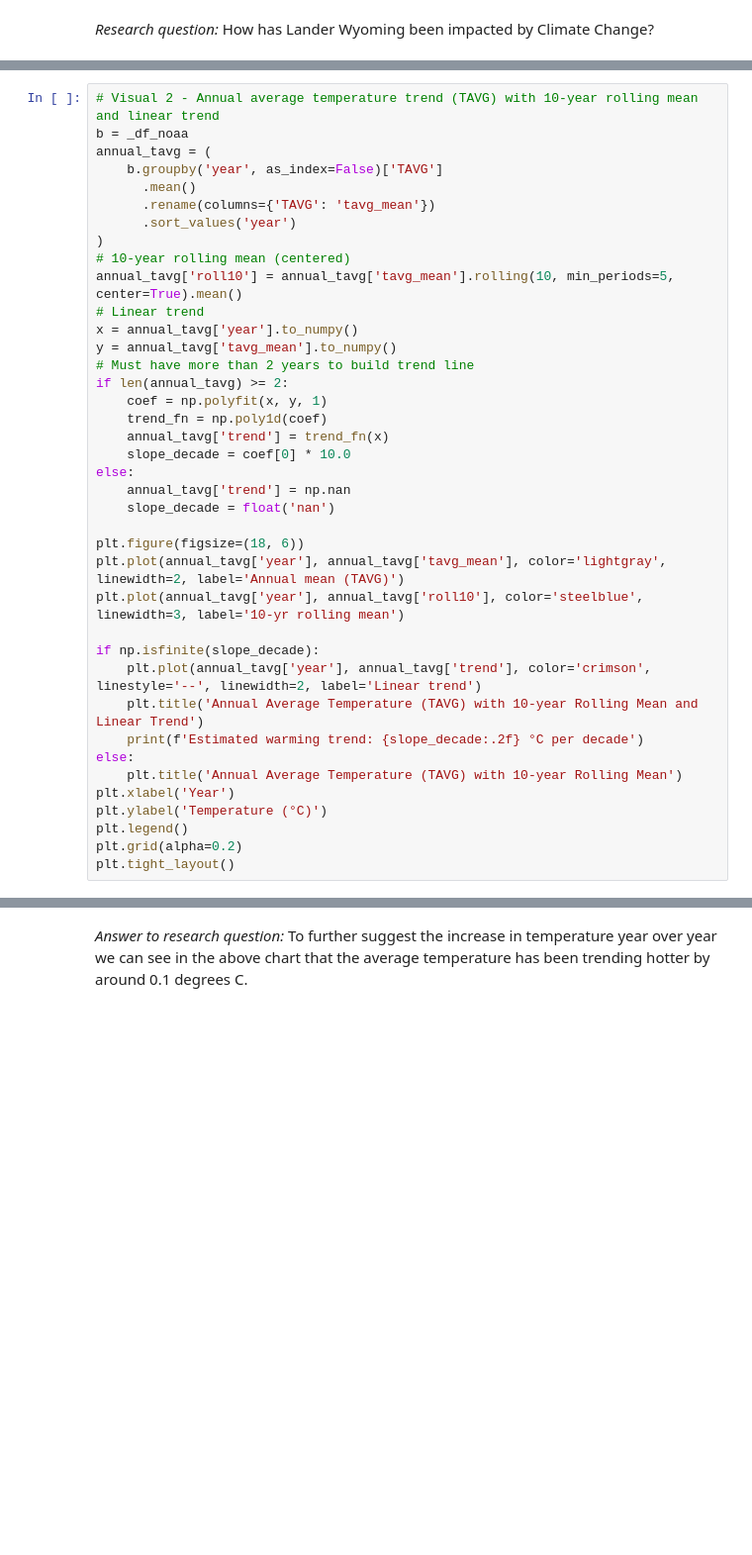
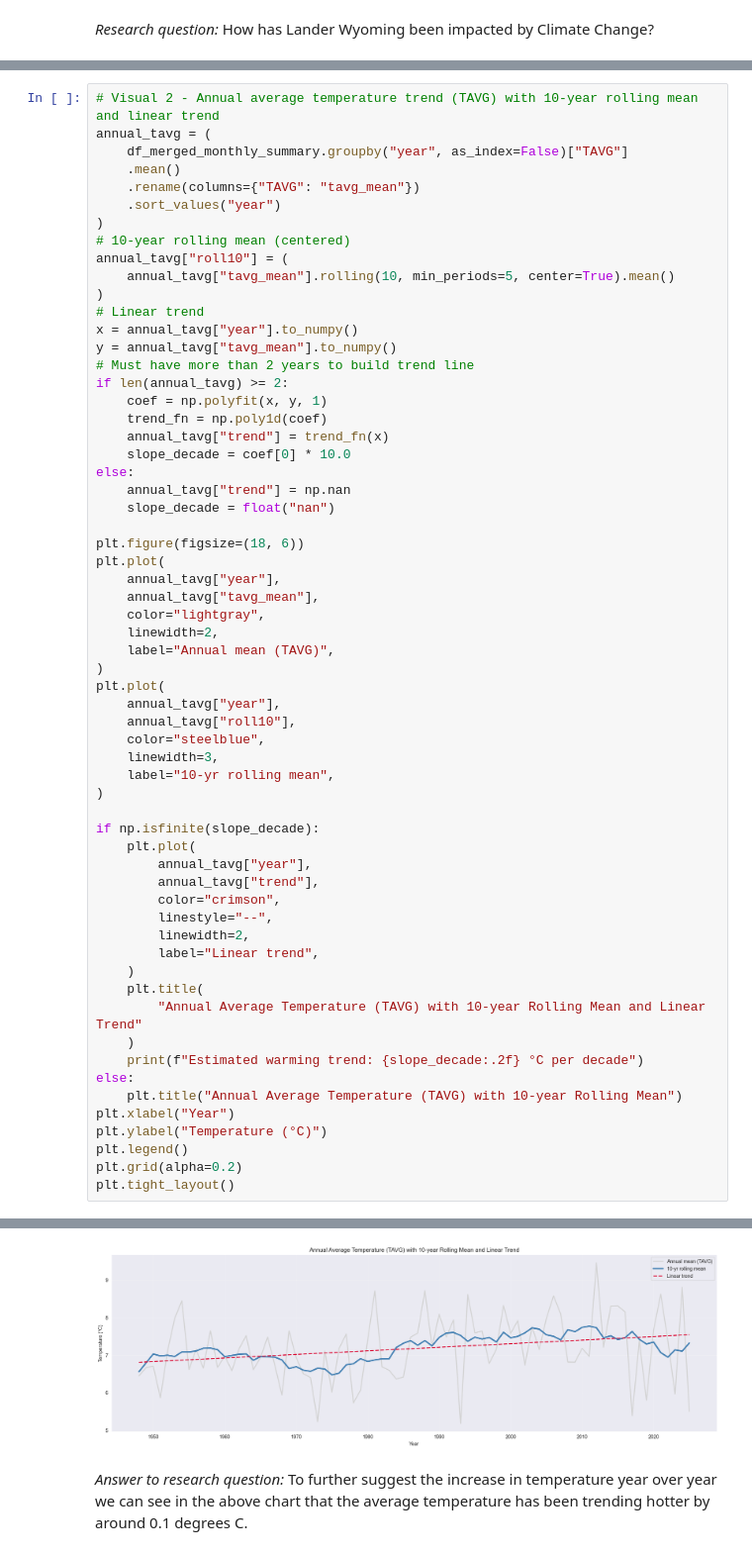
Before and after one commit to bluegroneman/weather_tracking, a Jupyter notebook: data_wrangling_project_starter.ipynb, the cells around one changed output, grey strips where cells are left out. Shown at 99% size. Drawn from its saved outputs; the diff is of its cells as text; blank space fills up the shorter version.

```diff
--- a/data_wrangling_project_starter.ipynb
+++ b/data_wrangling_project_starter.ipynb
@@ -550,39 +876,62 @@ As we can see there is some variability year over year, but the average maximum
 # %%
 # Visual 2 - Annual average temperature trend (TAVG) with 10-year rolling mean and linear trend
-b = _df_noaa
 annual_tavg = (
-    b.groupby('year', as_index=False)['TAVG']
-      .mean()
-      .rename(columns={'TAVG': 'tavg_mean'})
-      .sort_values('year')
+    df_merged_monthly_summary.groupby("year", as_index=False)["TAVG"]
+    .mean()
+    .rename(columns={"TAVG": "tavg_mean"})
+    .sort_values("year")
 )
 # 10-year rolling mean (centered)
-annual_tavg['roll10'] = annual_tavg['tavg_mean'].rolling(10, min_periods=5, center=True).mean()
+annual_tavg["roll10"] = (
+    annual_tavg["tavg_mean"].rolling(10, min_periods=5, center=True).mean()
+)
 # Linear trend
-x = annual_tavg['year'].to_numpy()
-y = annual_tavg['tavg_mean'].to_numpy()
+x = annual_tavg["year"].to_numpy()
+y = annual_tavg["tavg_mean"].to_numpy()
 # Must have more than 2 years to build trend line
 if len(annual_tavg) >= 2:
     coef = np.polyfit(x, y, 1)
     trend_fn = np.poly1d(coef)
-    annual_tavg['trend'] = trend_fn(x)
+    annual_tavg["trend"] = trend_fn(x)
     slope_decade = coef[0] * 10.0
 else:
-    annual_tavg['trend'] = np.nan
-    slope_decade = float('nan')
+    annual_tavg["trend"] = np.nan
+    slope_decade = float("nan")
 
 plt.figure(figsize=(18, 6))
-plt.plot(annual_tavg['year'], annual_tavg['tavg_mean'], color='lightgray', linewidth=2, label='Annual mean (TAVG)')
-plt.plot(annual_tavg['year'], annual_tavg['roll10'], color='steelblue', linewidth=3, label='10-yr rolling mean')
+plt.plot(
+    annual_tavg["year"],
+    annual_tavg["tavg_mean"],
+    color="lightgray",
+    linewidth=2,
+    label="Annual mean (TAVG)",
+)
+plt.plot(
+    annual_tavg["year"],
+    annual_tavg["roll10"],
+    color="steelblue",
+    linewidth=3,
+    label="10-yr rolling mean",
+)
 
 if np.isfinite(slope_decade):
-    plt.plot(annual_tavg['year'], annual_tavg['trend'], color='crimson', linestyle='--', linewidth=2, label='Linear trend')
-    plt.title('Annual Average Temperature (TAVG) with 10-year Rolling Mean and Linear Trend')
-    print(f'Estimated warming trend: {slope_decade:.2f} °C per decade')
+    plt.plot(
+        annual_tavg["year"],
+        annual_tavg["trend"],
+        color="crimson",
+        linestyle="--",
+        linewidth=2,
+        label="Linear trend",
+    )
+    plt.title(
+        "Annual Average Temperature (TAVG) with 10-year Rolling Mean and Linear Trend"
+    )
+    print(f"Estimated warming trend: {slope_decade:.2f} °C per decade")
 else:
-    plt.title('Annual Average Temperature (TAVG) with 10-year Rolling Mean')
-plt.xlabel('Year')
-plt.ylabel('Temperature (°C)')
+    plt.title("Annual Average Temperature (TAVG) with 10-year Rolling Mean")
+plt.xlabel("Year")
+plt.ylabel("Temperature (°C)")
 plt.legend()
 plt.grid(alpha=0.2)
 plt.tight_layout()
+# %% [output]
@@ -589,3 +939,4 @@ plt.tight_layout()
+[figure, added]
 # %% [markdown]
 *Answer to research question:*
 To further suggest the increase in temperature year over year we can see in the above chart that the average temperature has been trending hotter by around 0.1 degrees C.
```
Also changed, not shown: parts of 49 cells of this notebook, 4 other files.
